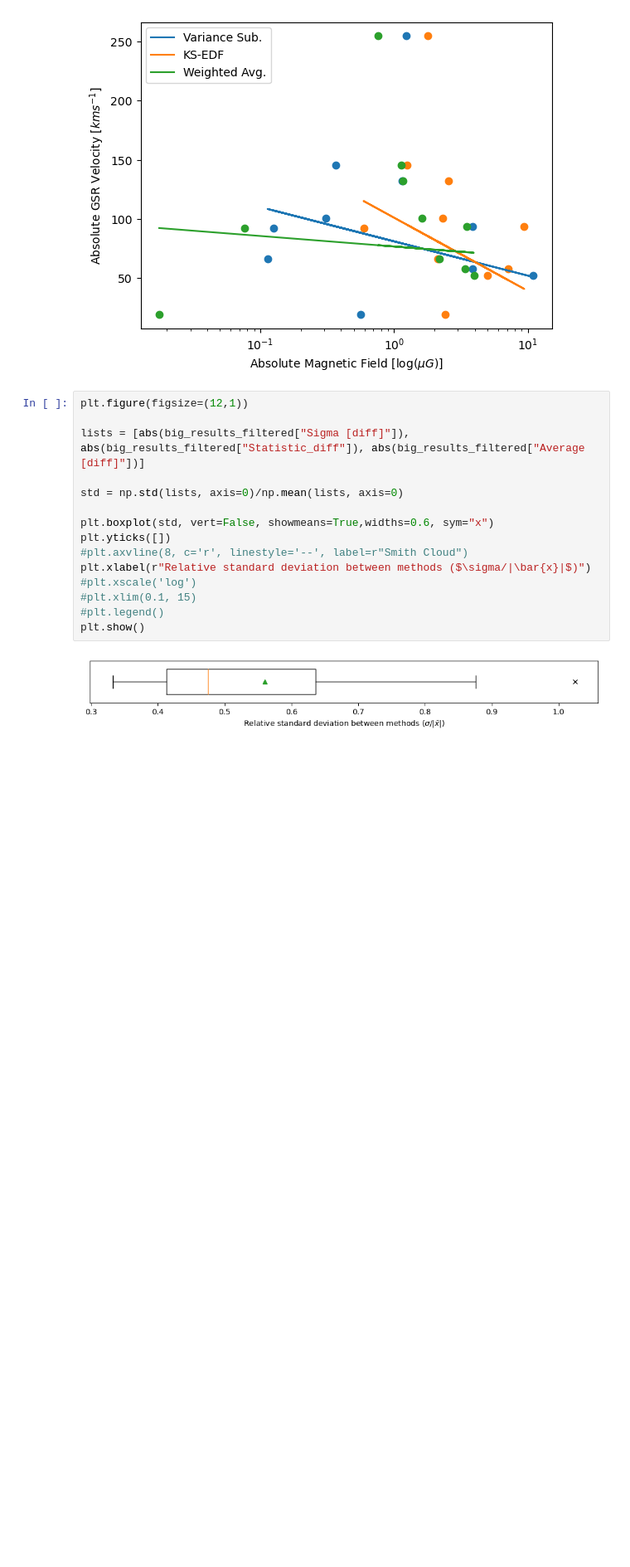
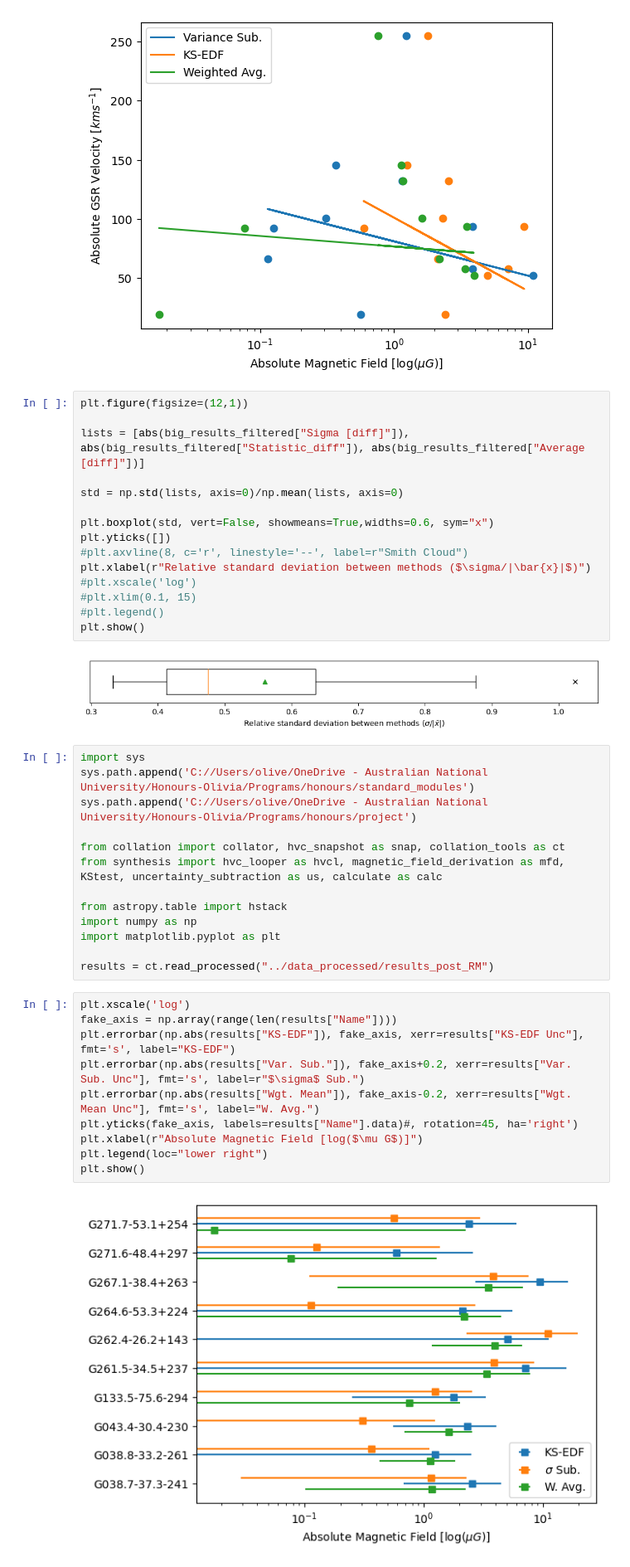
Before and after one commit to Olivex727/hvc-magnetic-honours-programs, a Jupyter notebook: synthesis/calculation_post.ipynb, the cells around one changed output. Shown at 83% size. Cells and saved outputs as stored; diff of their text form; blank space fills up the shorter version.

Commit message:
Calculation graph

```diff
--- a/synthesis/calculation_post.ipynb
+++ b/synthesis/calculation_post.ipynb
@@ -167,3 +158,28 @@ plt.xlabel(r"Relative standard deviation between methods ($\sigma/|\bar{x}|$)")
 plt.show()
 # %% [output]
 [figure]
+# %%
+import sys
+sys.path.append('C://Users/olive/OneDrive - Australian National University/Honours-Olivia/Programs/honours/standard_modules')
+sys.path.append('C://Users/olive/OneDrive - Australian National University/Honours-Olivia/Programs/honours/project')
+
+from collation import collator, hvc_snapshot as snap, collation_tools as ct
+from synthesis import hvc_looper as hvcl, magnetic_field_derivation as mfd, KStest, uncertainty_subtraction as us, calculate as calc
+
+from astropy.table import hstack
+import numpy as np
+import matplotlib.pyplot as plt
+
+results = ct.read_processed("../data_processed/results_post_RM")
+# %%
+plt.xscale('log')
+fake_axis = np.array(range(len(results["Name"])))
+plt.errorbar(np.abs(results["KS-EDF"]), fake_axis, xerr=results["KS-EDF Unc"], fmt='s', label="KS-EDF")
+plt.errorbar(np.abs(results["Var. Sub."]), fake_axis+0.2, xerr=results["Var. Sub. Unc"], fmt='s', label=r"$\sigma$ Sub.")
+plt.errorbar(np.abs(results["Wgt. Mean"]), fake_axis-0.2, xerr=results["Wgt. Mean Unc"], fmt='s', label="W. Avg.")
+plt.yticks(fake_axis, labels=results["Name"].data)#, rotation=45, ha='right')
+plt.xlabel(r"Absolute Magnetic Field [log($\mu G$)]")
+plt.legend(loc="lower right")
+plt.show()
+# %% [output]
+[figure, added]
```
Also changed, not shown: parts of 1 cell of this notebook.
